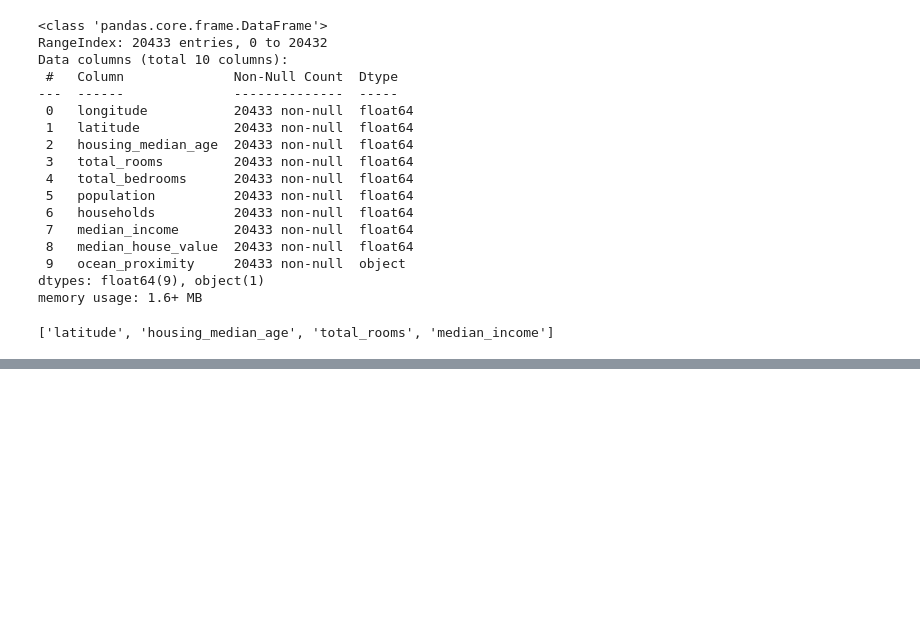
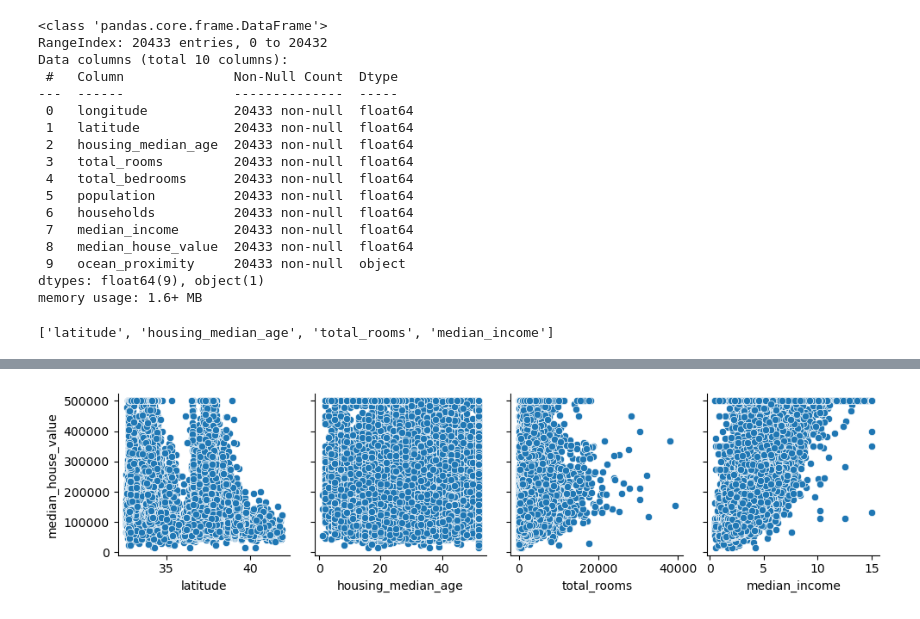
Before and after one commit to vrieraj/ToolBox_Team5, a Jupyter notebook: Notebooks_Prueba/Def_num_regression.ipynb, the cells around one changed output, grey strips where cells are left out. Drawn from its saved outputs; the diff is of its cells as text; code cells hidden in the pictures; blank space fills up the shorter version.

```diff
--- a/Notebooks_Prueba/Def_num_regression.ipynb
+++ b/Notebooks_Prueba/Def_num_regression.ipynb
@@ -25,30 +55,8 @@ def columnas_correlacionadas(df, target_col, umbral_corr, pvalue=None):
         list or None: Lista de nombres de columnas que cumplen los criterios. Imprime errores si no es válido.
     """
 
-    if not isinstance(df, pd.DataFrame):
-        print("Error: el primer argumento debe ser un DataFrame.")
+    if check_parametros(df, target_col, umbral_corr, pvalue) != 'OK':
         return None
-
-    if target_col not in df.columns:
-        print(f"Error: la columna '{target_col}' no existe en el DataFrame.")
-        return None
-
-    if not np.issubdtype(df[target_col].dtype, np.number):
-        print(f"Error: la columna '{target_col}' no es numérica.")
-        return None
-
-    if df[target_col].nunique() < 10:
-        print(f"Error: '{target_col}' no parece ser una variable continua (baja cardinalidad).")
-        return None
-
-    if not (0 <= umbral_corr <= 1):
-        print("Error: 'umbral_corr' debe estar entre 0 y 1.")
-        return None
-
-    if pvalue is not None:
-        if not isinstance(pvalue, (float, int)) or not (0 < pvalue < 1):
-            print("Error: 'pvalue' debe ser un número entre 0 y 1 o None.")
-            return None
 
     columnas_validas = []
 
@@ -101,0 +122,14 @@ columnas_correlacionadas(df, target_col='median_house_value', umbral_corr=0.1, p
+# %%
+def plot_features_num_regression(df, target_col='', columns=[], umbral_corr=0, pvalue=None):
+    if check_parametros(df, target_col, umbral_corr, pvalue) != 'OK':
+        return None
+
+    if len(columns) == 0:
+        columns = [variable for variable in df.columns if np.issubdtype(df[variable].dtype, np.number)]
+
+    columnas = columnas_correlacionadas(df[columns], target_col=target_col, umbral_corr=umbral_corr, pvalue=pvalue)
+    sns.pairplot(df, x_vars=columnas, y_vars=target_col)
+# %%
+plot_features_num_regression(df, target_col='median_house_value', umbral_corr=0.1, pvalue=0.05)
+# %% [output]
+[figure, added]
```
Also changed, not shown: parts of 3 cells of this notebook.
